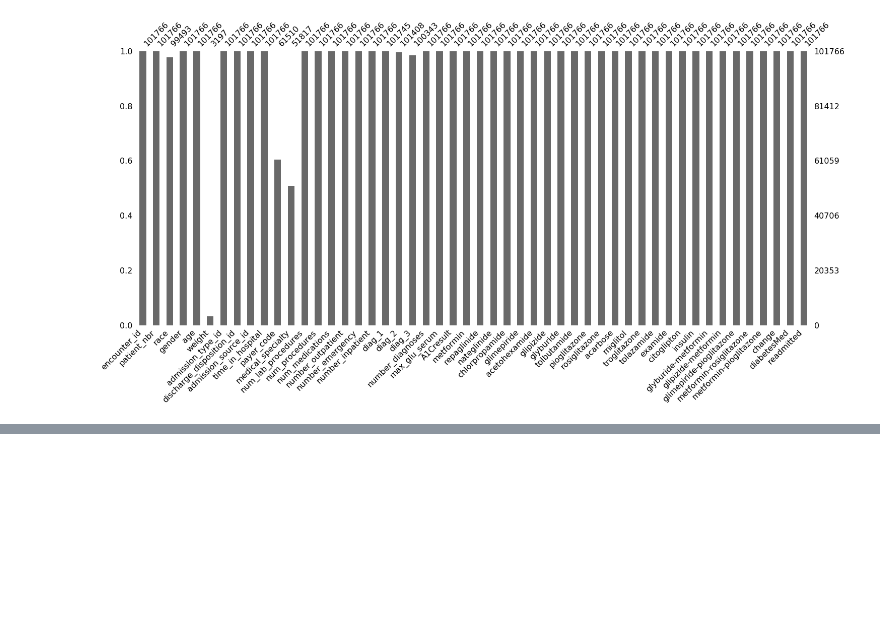
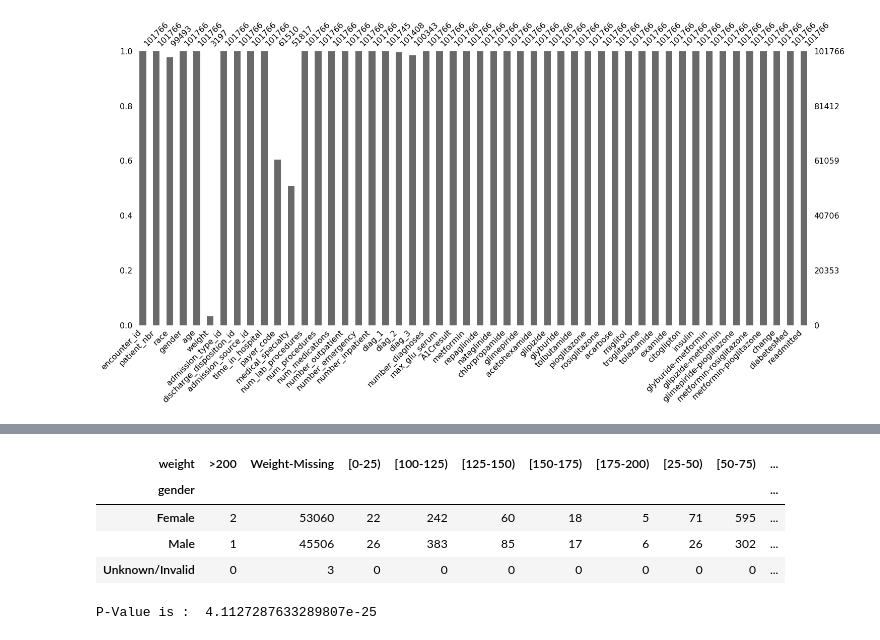
Before and after one commit to JPDas63/Capstone-Project, a Jupyter notebook: Project_Diabetes.ipynb, the cells around one changed output, grey strips where cells are left out. Saved outputs shown, nothing was run; the diff lists cells and outputs as text; code cells hidden in the pictures; blank space fills up the shorter version.

```diff
--- a/Project_Diabetes.ipynb
+++ b/Project_Diabetes.ipynb
@@ -311,0 +337,10 @@ mn.bar(data)
+# %%
+contingency = pd.crosstab(data.gender,data.weight)
+# %%
+contingency
+# %% [output]
+| weight | >200 | Weight-Missing | [0-25) | [100-125) | [125-150) | [150-175) | [175-200) | [25-50) | [50-75) | ... |
+| gender |  |  |  |  |  |  |  |  |  | ... |
+| Female | 2 | 53060 | 22 | 242 | 60 | 18 | 5 | 71 | 595 | ... |
+| Male | 1 | 45506 | 26 | 383 | 85 | 17 | 6 | 26 | 302 | ... |
+| Unknown/Invalid | 0 | 3 | 0 | 0 | 0 | 0 | 0 | 0 | 0 | ... |
@@ -311,0 +349,4 @@ mn.bar(data)
+# %%
+print('P-Value is : ' , p)
+# %% [output]
+P-Value is :  4.1127287633289807e-25
```
Also changed, not shown: parts of 16 cells of this notebook.
